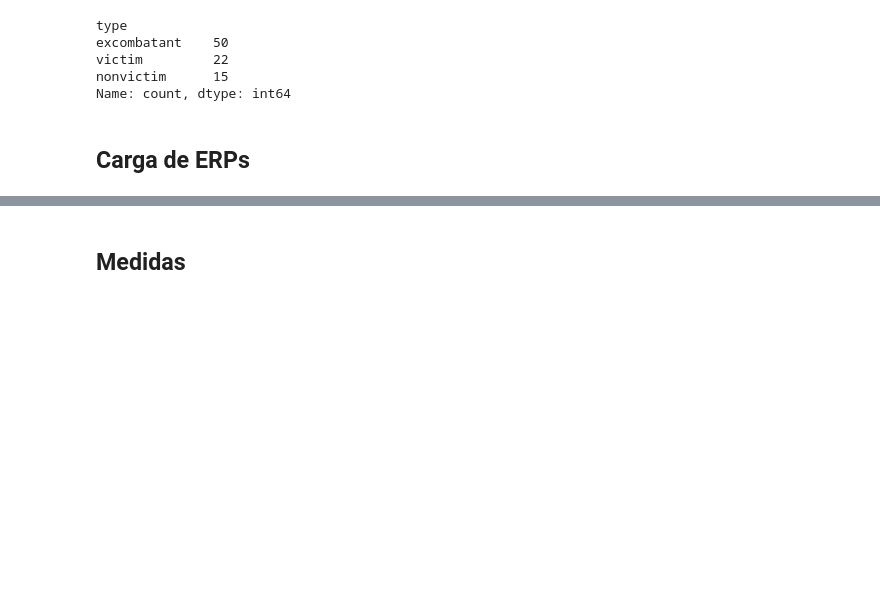
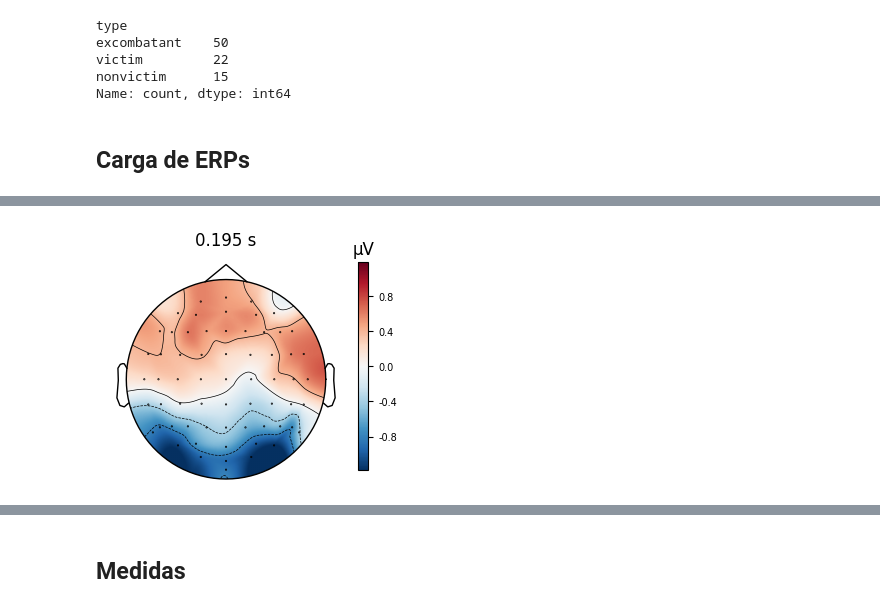
Before and after one commit to jhquiza/iat-eeg, a Jupyter notebook: erp/medidas-erp.ipynb, the cells around one changed output, grey strips where cells are left out. Drawn from its saved outputs; the diff is of its cells as text; code cells hidden in the pictures; blank space fills up the shorter version.

```diff
--- a/erp/medidas-erp.ipynb
+++ b/erp/medidas-erp.ipynb
@@ -233,0 +211,8 @@ FIR filter parameters
+# %%
+no_victimas_co_grand_average.plot_topomap(
+    times=[0.195],
+    res=300,
+    size=2
+    );
+# %% [output]
+[figure, added]
```
Also changed, not shown: parts of 17 cells of this notebook.
